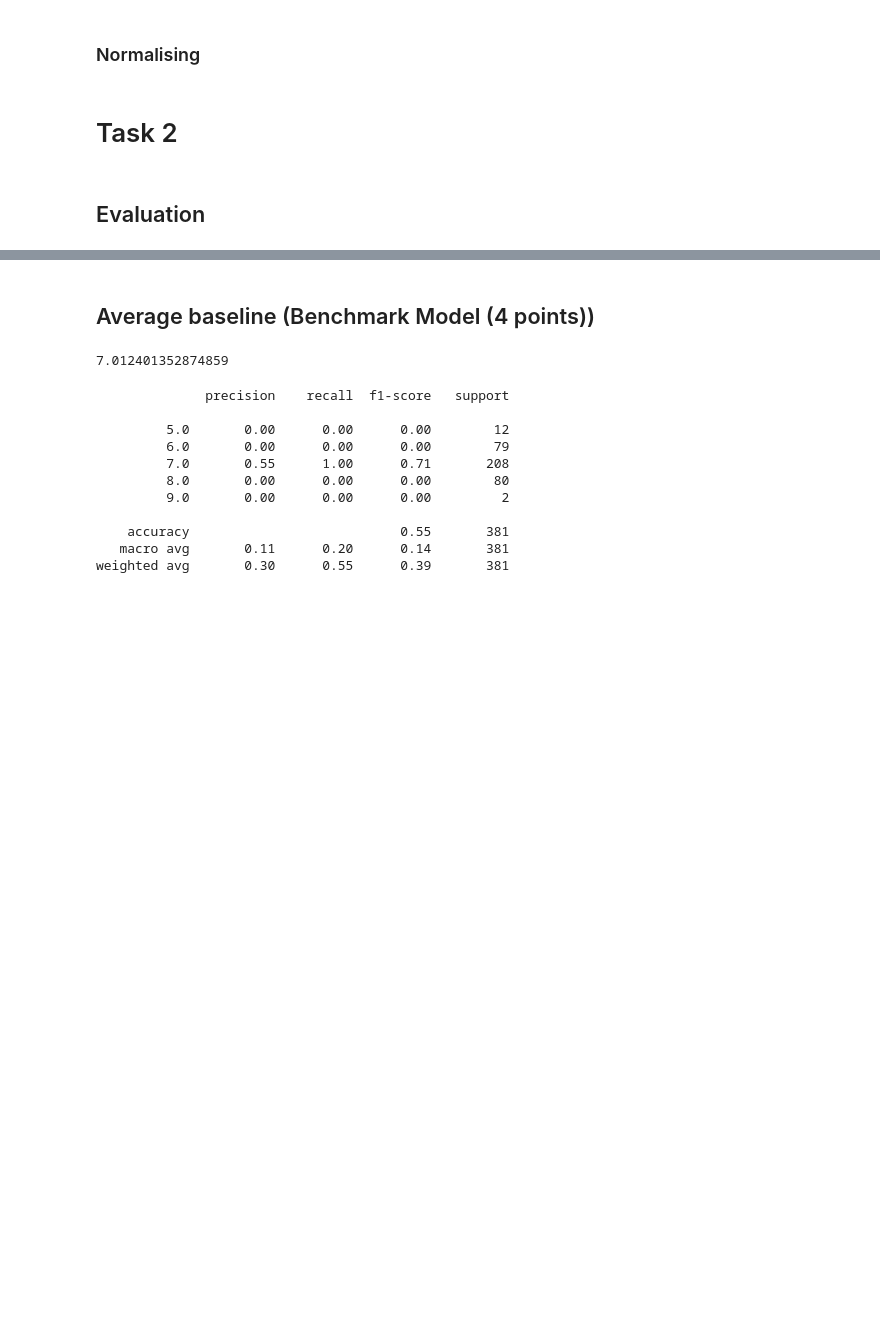
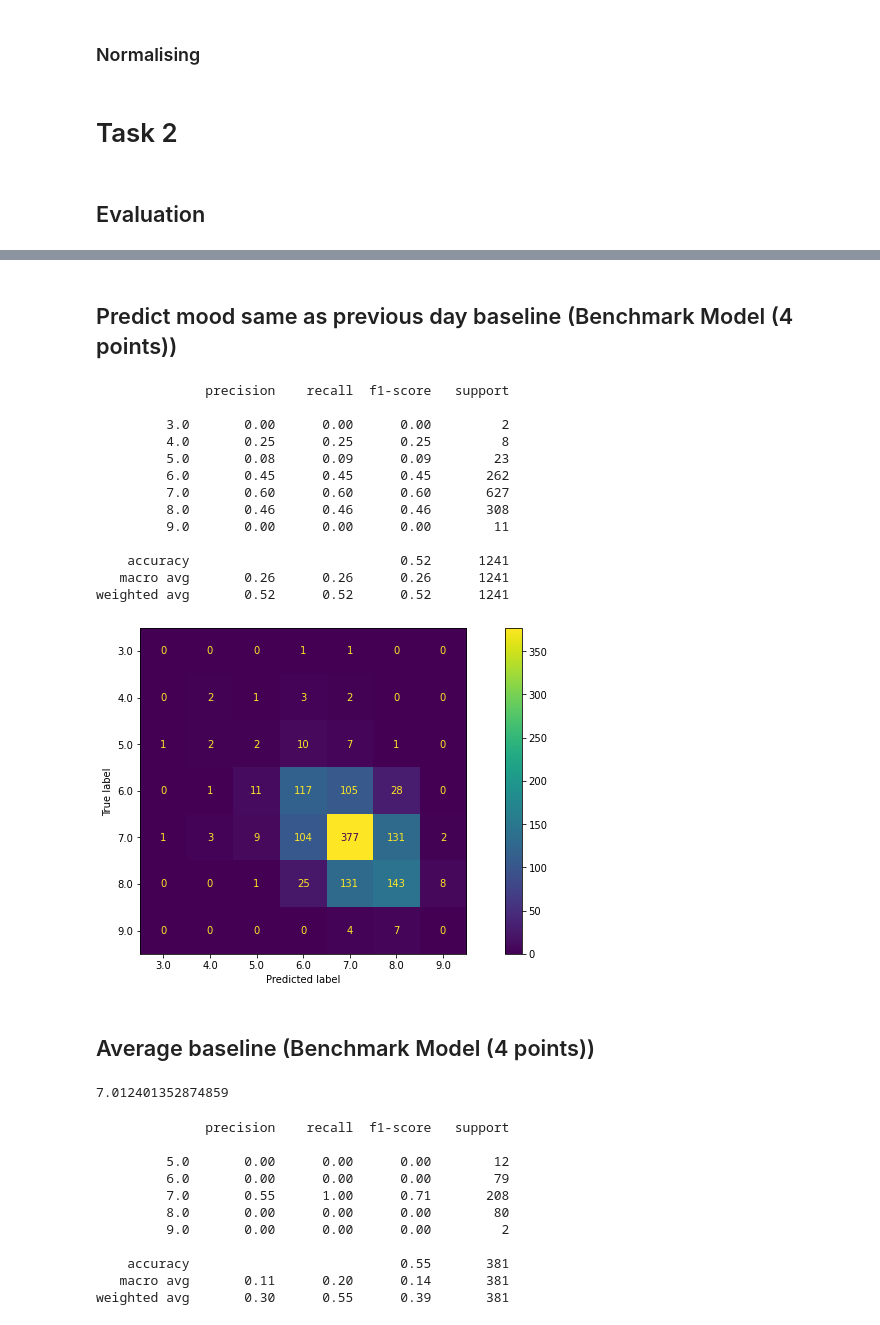
Before and after one commit to OlegBEZb/Data_Mining_assignment_1, a Jupyter notebook: Assignment_1.ipynb, the cells around one changed output, grey strips where cells are left out. Drawn from its saved outputs; the diff is of its cells as text; code cells hidden in the pictures; blank space fills up the shorter version.

```diff
--- a/Assignment_1.ipynb
+++ b/Assignment_1.ipynb
@@ -350,0 +391,2 @@ pivoted_df.head(10)
+# %%
+pivoted_df_daily = pivoted_df
@@ -445,3 +508,22 @@ weighted avg       0.52      0.52      0.52      1214
+# %% [markdown]
+## Predict mood same as previous day baseline (Benchmark Model (4 points))
+# %%
+eval_clf(pivoted_df_daily['mood'].round(0), pivoted_df_daily['mood_prev1'].round(0))
+# %% [output]
+              precision    recall  f1-score   support
+
+         3.0       0.00      0.00      0.00         2
+         4.0       0.25      0.25      0.25         8
+         5.0       0.08      0.09      0.09        23
+         6.0       0.45      0.45      0.45       262
+         7.0       0.60      0.60      0.60       627
+         8.0       0.46      0.46      0.46       308
+         9.0       0.00      0.00      0.00        11
+
+    accuracy                           0.52      1241
+   macro avg       0.26      0.26      0.26      1241
+weighted avg       0.52      0.52      0.52      1241
+[figure, added]
 # %% [markdown]
 ## Average baseline (Benchmark Model (4 points))
 # %%
```
Also changed, not shown: parts of 38 cells of this notebook.
